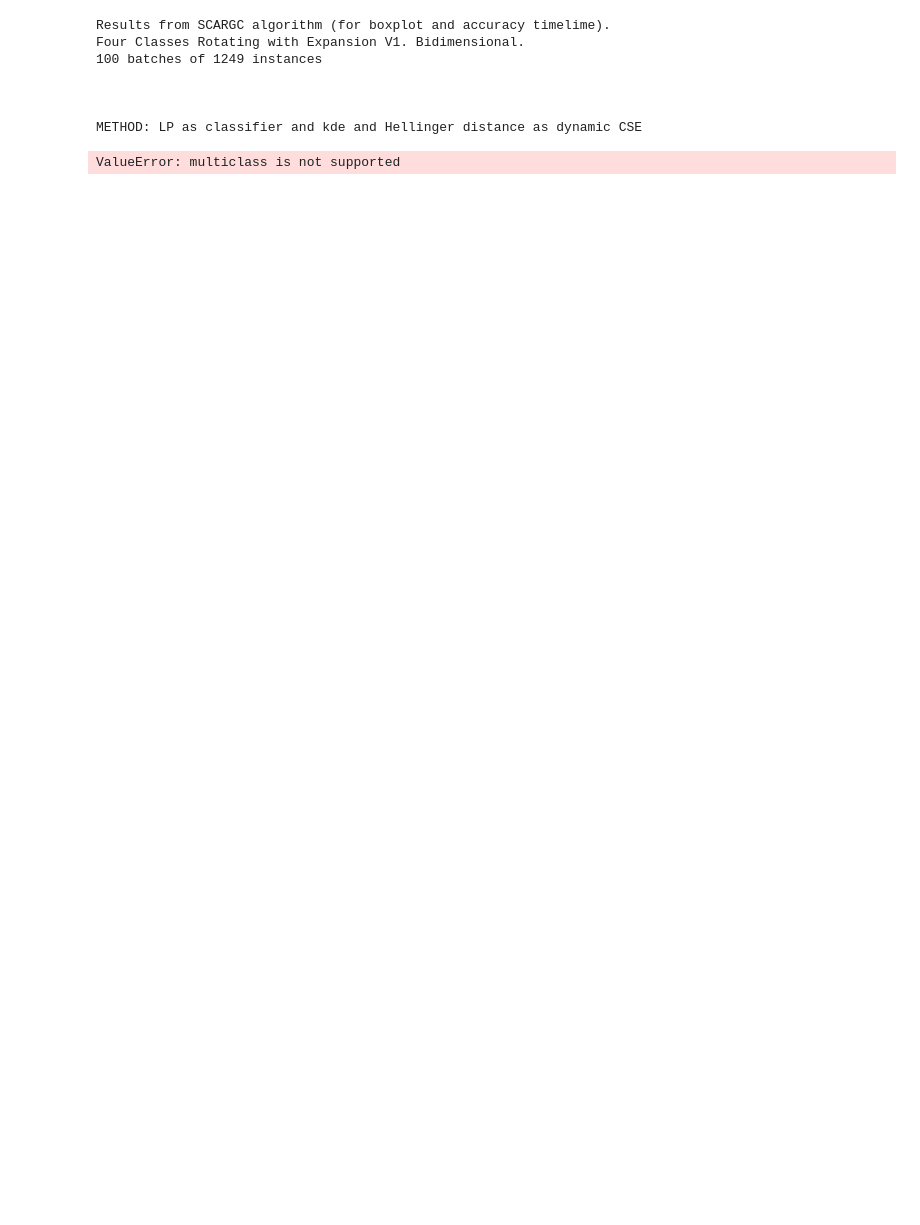
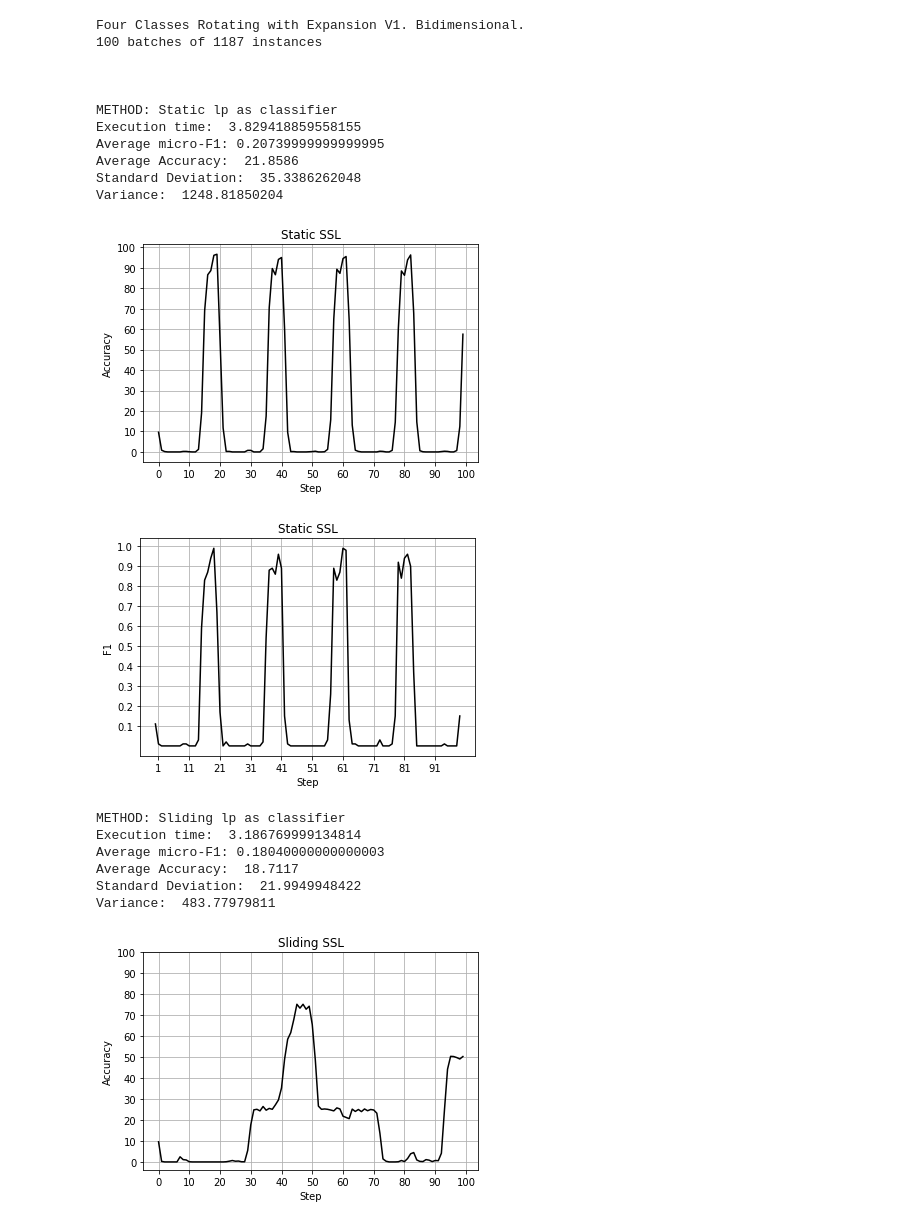
Before and after one commit to raulsenaferreira/Systems-Engineering, a Jupyter notebook: Dissertation/experiments/Datasets benchmarking/sinthetic/BATCH_MODE/Four_Classes_Rotating_with_Expansion_2D_V1.ipynb, the cells around one changed output. Drawn from its saved outputs; the diff is of its cells as text; code cells hidden in the pictures; blank space fills up the shorter version.

```diff
--- a/Dissertation/experiments/Datasets benchmarking/sinthetic/BATCH_MODE/Four_Classes_Rotating_with_Expansion_2D_V1.ipynb
+++ b/Dissertation/experiments/Datasets benchmarking/sinthetic/BATCH_MODE/Four_Classes_Rotating_with_Expansion_2D_V1.ipynb
@@ -6,7 +6,7 @@ os.chdir(Path(os.getcwd()).resolve().parents[3])
 
 import setup
 from methods import runExperiments
-from methods import static_labelpropagation
+from methods import static_classifier
 from methods import amanda_dynamic
 from methods import amanda_fixed
 from methods import incremental_LN
@@ -57,40 +57,52 @@ def main():
     labeledData = int(0.05*len(dataLabels))
 
     # Static SSL
-    experiments[0] = Experiment(static_labelpropagation, 6, clfName=sslClassifier)
+    experiments[0] = Experiment(static_classifier, 9, clfName=sslClassifier)
 
     # Sliding SSL
-    experiments[1] = Experiment(deslizante_LN, 6, clfName=sslClassifier)
+    experiments[1] = Experiment(deslizante_LN, 9, clfName=sslClassifier)
 
     # Incremental SSL
-    experiments[2] = Experiment(incremental_LN, 6, clfName=sslClassifier)
+    experiments[2] = Experiment(incremental_LN, 9, clfName=sslClassifier)
 
     # Proposed Method 1 (AMANDA - Fixed core extraction percentage)
-    experiments[3] = Experiment(amanda_fixed, 6, 0.65, "kde", sslClassifier)
+    experiments[3] = Experiment(amanda_fixed, 9, 0.65, "kde", sslClassifier)
 
     # Proposed method 2 (AMANDA - Dynamic core extraction percentage)
-    experiments[4] = Experiment(amanda_dynamic, 6, None, "kde", sslClassifier)
+    experiments[4] = Experiment(amanda_dynamic, 4, None, "kde", 'knn')
 
     # COMPOSE GMM (Python version)
-    experiments[5] = Experiment(compose_gmm_version, 6)
+    experiments[5] = Experiment(compose_gmm_version, 9)
 
     # levelIw matlab results
     predictionsLevelIw, originalAccsLevelIw, timeLevelIw = loadLevelResults(path, sep, '4CRE-V1', steps)
     externalResults.append({"name":"Level IW", "predictions":predictionsLevelIw, "accuracies":originalAccsLevelIw, "time":timeLevelIw})
 
     # Run experiments
     runExperiments.run(dataValues, dataLabels, description, isBinaryClassification, isImbalanced,
                        experiments, steps, labeledData, isBatchMode, poolSize, externalResults)
 
 
 if __name__ == "__main__":
     main()
 # %% [output]
-Results from SCARGC algorithm (for boxplot and accuracy timelime).
 Four Classes Rotating with Expansion V1. Bidimensional.
-100 batches of 1249 instances
+100 batches of 1187 instances
 
 
 
-METHOD: LP as classifier and kde and Hellinger distance as dynamic CSE
+METHOD: Static lp as classifier
+Execution time:  3.829418859558155
+Average micro-F1: 0.20739999999999995
+Average Accuracy:  21.8586
+Standard Deviation:  35.3386262048
+Variance:  1248.81850204
+[figure, added]
+[figure, added]
-ValueError: multiclass is not supported
+METHOD: Sliding lp as classifier
+Execution time:  3.186769999134814
+Average micro-F1: 0.18040000000000003
+Average Accuracy:  18.7117
+Standard Deviation:  21.9949948422
+Variance:  483.77979811
+[figure, added]
```
Also changed, not shown: parts of 1 cell of this notebook, 42 other files.
